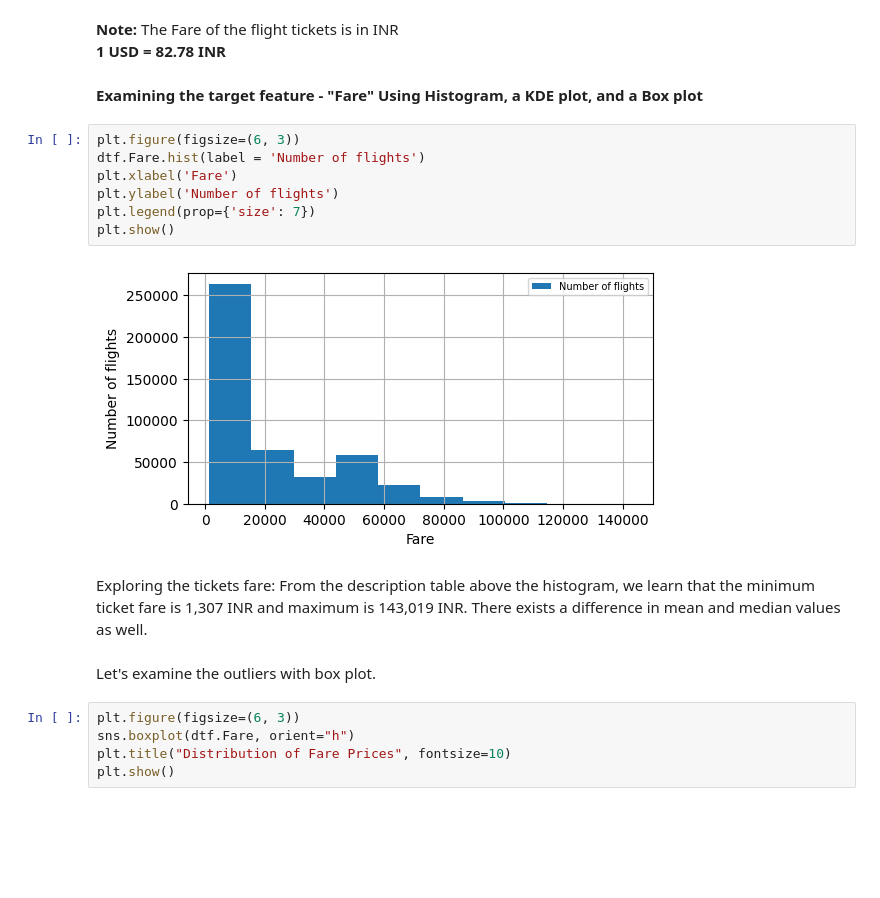
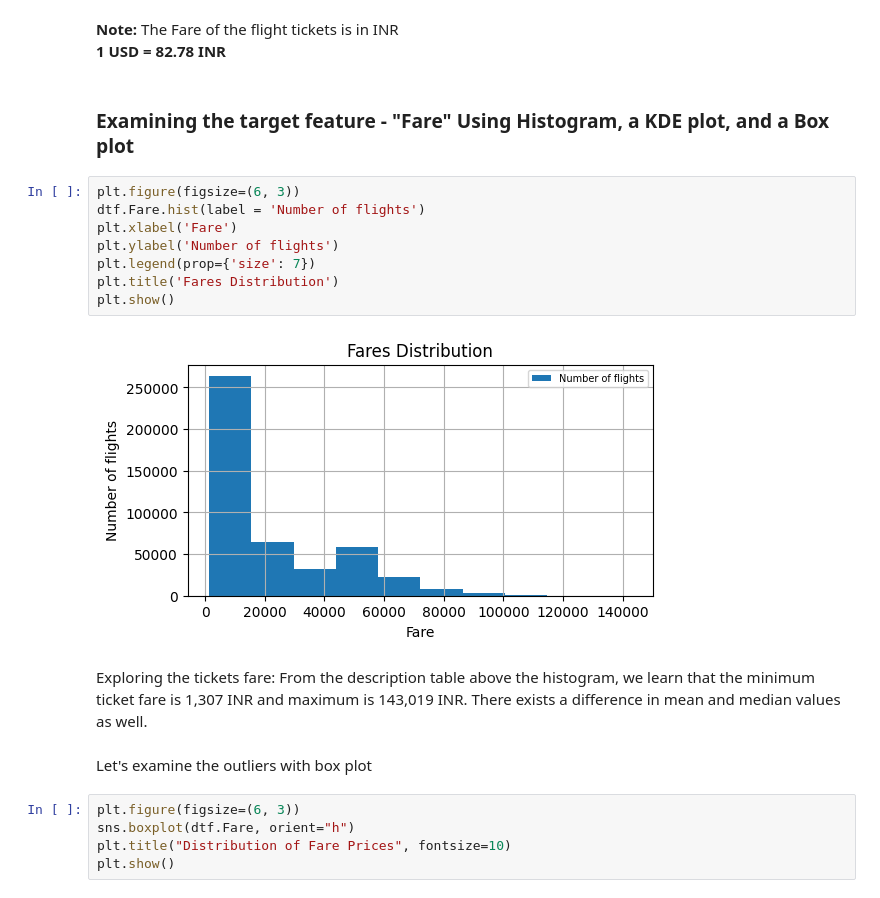
Before and after one commit to NoamGini/Tabular-data-science---Airfare, a Jupyter notebook: Pipeline.ipynb, the cells around one changed output. Saved outputs shown, nothing was run; the diff lists cells and outputs as text; blank space fills up the shorter version.

Commit message:
fixed titles and comments

```diff
--- a/Pipeline.ipynb
+++ b/Pipeline.ipynb
@@ -53,21 +55,22 @@ dtf.describe()
 **Note:** The Fare of the flight tickets is in INR
 **1 USD = 82.78 INR**
 # %% [markdown]
-**Examining the target feature - "Fare" Using Histogram, a KDE plot, and a Box plot**
+### Examining the target feature - "Fare" Using Histogram, a KDE plot, and a Box plot
 # %%
 plt.figure(figsize=(6, 3))
 dtf.Fare.hist(label = 'Number of flights')
 plt.xlabel('Fare')
 plt.ylabel('Number of flights')
 plt.legend(prop={'size': 7})
+plt.title('Fares Distribution')
 plt.show()
 # %% [output]
-[figure, old version]
+[figure, new version]
 # %% [markdown]
 Exploring the tickets fare:
 From the description table above the histogram, we learn that the minimum ticket fare is 1,307 INR and maximum is 143,019 INR. There exists a difference in mean and median values as well.
 # %% [markdown]
-Let's examine the outliers with box plot.
+Let's examine the outliers with box plot
 # %%
 plt.figure(figsize=(6, 3))
 sns.boxplot(dtf.Fare, orient="h")
```
Also changed, not shown: parts of 62 cells of this notebook.
